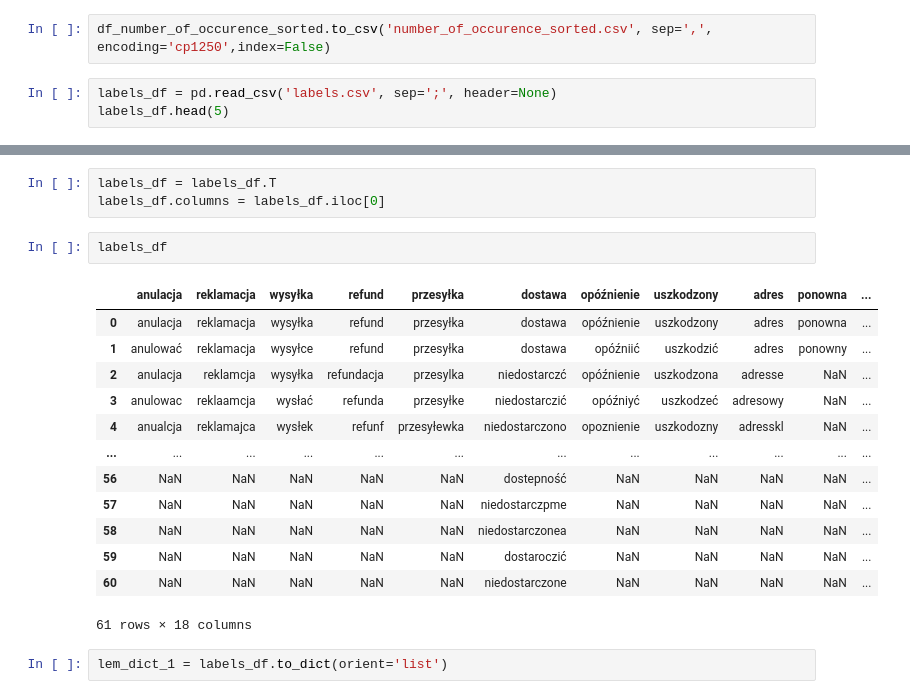
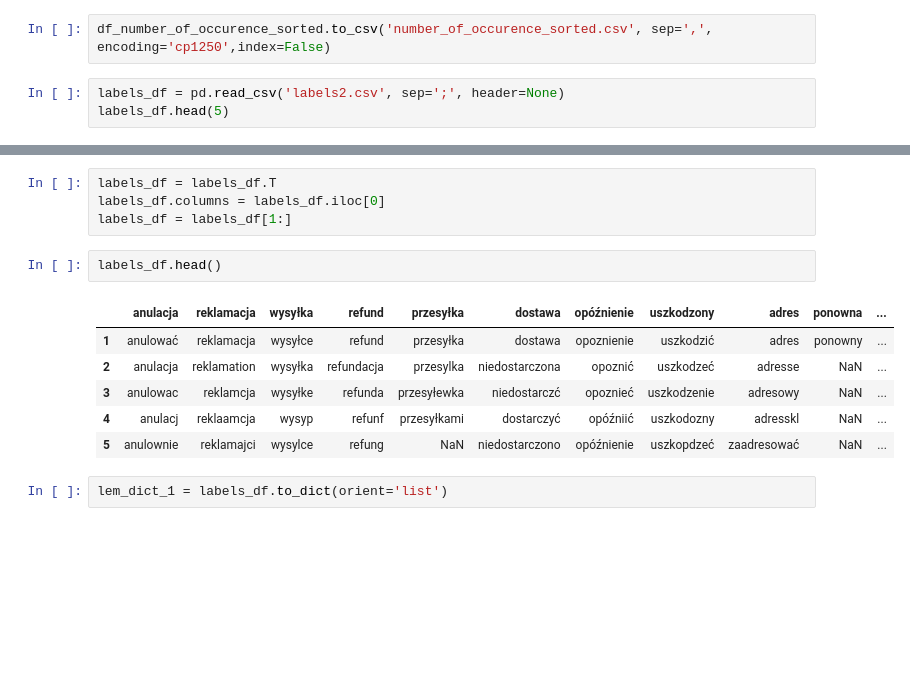
Before and after one commit to arioslock/projects_in_progress, a Jupyter notebook: projekt_koncowy.ipynb, the cells around one changed output, grey strips where cells are left out. Drawn from its saved outputs; the diff is of its cells as text; blank space fills up the shorter version.

Commit message:
Data cleaning final_dict Spoted eror sample->head

```diff
--- a/projekt_koncowy.ipynb
+++ b/projekt_koncowy.ipynb
@@ -367,7 +325,7 @@ df_number_of_occurence_sorted.head(5)
 # %%
 df_number_of_occurence_sorted.to_csv('number_of_occurence_sorted.csv', sep=',', encoding='cp1250',index=False)
 # %%
-labels_df = pd.read_csv('labels.csv', sep=';', header=None)
+labels_df = pd.read_csv('labels2.csv', sep=';', header=None)
 labels_df.head(5)
 # %% [output]
 |  | 0 | 1 | 2 | 3 | 4 | 5 | 6 | 7 | 8 | 9 | ... | ... |
@@ -380,22 +338,16 @@ labels_df.head(5)
 # %%
 labels_df = labels_df.T
 labels_df.columns = labels_df.iloc[0]
+labels_df = labels_df[1:]
 # %%
-labels_df
+labels_df.head()
 # %% [output]
 |  | anulacja | reklamacja | wysyłka | refund | przesyłka | dostawa | opóźnienie | uszkodzony | adres | ponowna | ... |
-| 0 | anulacja | reklamacja | wysyłka | refund | przesyłka | dostawa | opóźnienie | uszkodzony | adres | ponowna | ... |
-| 1 | anulować | reklamacja | wysyłce | refund | przesyłka | dostawa | opóźniić | uszkodzić | adres | ponowny | ... |
-| 2 | anulacja | reklamcja | wysyłka | refundacja | przesylka | niedostarczć | opóźnienie | uszkodzona | adresse | NaN | ... |
-| 3 | anulowac | reklaamcja | wysłać | refunda | przesyłke | niedostarczić | opóźniyć | uszkodzeć | adresowy | NaN | ... |
-| 4 | anualcja | reklamajca | wysłek | refunf | przesyłewka | niedostarczono | opoznienie | uszkodozny | adresskl | NaN | ... |
-| ... | ... | ... | ... | ... | ... | ... | ... | ... | ... | ... | ... |
-| 56 | NaN | NaN | NaN | NaN | NaN | dostepność | NaN | NaN | NaN | NaN | ... |
-| 57 | NaN | NaN | NaN | NaN | NaN | niedostarczpme | NaN | NaN | NaN | NaN | ... |
-| 58 | NaN | NaN | NaN | NaN | NaN | niedostarczonea | NaN | NaN | NaN | NaN | ... |
-| 59 | NaN | NaN | NaN | NaN | NaN | dostaroczić | NaN | NaN | NaN | NaN | ... |
-| 60 | NaN | NaN | NaN | NaN | NaN | niedostarczone | NaN | NaN | NaN | NaN | ... |
+| 1 | anulować | reklamacja | wysyłce | refund | przesyłka | dostawa | opoznienie | uszkodzić | adres | ponowny | ... |
+| 2 | anulacja | reklamation | wysyłka | refundacja | przesylka | niedostarczona | opoznić | uszkodzeć | adresse | NaN | ... |
+| 3 | anulowac | reklamcja | wysyłke | refunda | przesyłewka | niedostarczć | opoznieć | uszkodzenie | adresowy | NaN | ... |
+| 4 | anulacj | reklaamcja | wysyp | refunf | przesyłkami | dostarczyć | opóźniić | uszkodozny | adresskl | NaN | ... |
+| 5 | anulownie | reklamajci | wysylce | refung | NaN | niedostarczono | opóźnienie | uszkopdzeć | zaadresować | NaN | ... |
-61 rows × 18 columns
 # %%
 lem_dict_1 = labels_df.to_dict(orient='list')
 # %%
```
Also changed, not shown: parts of 15 cells of this notebook.
